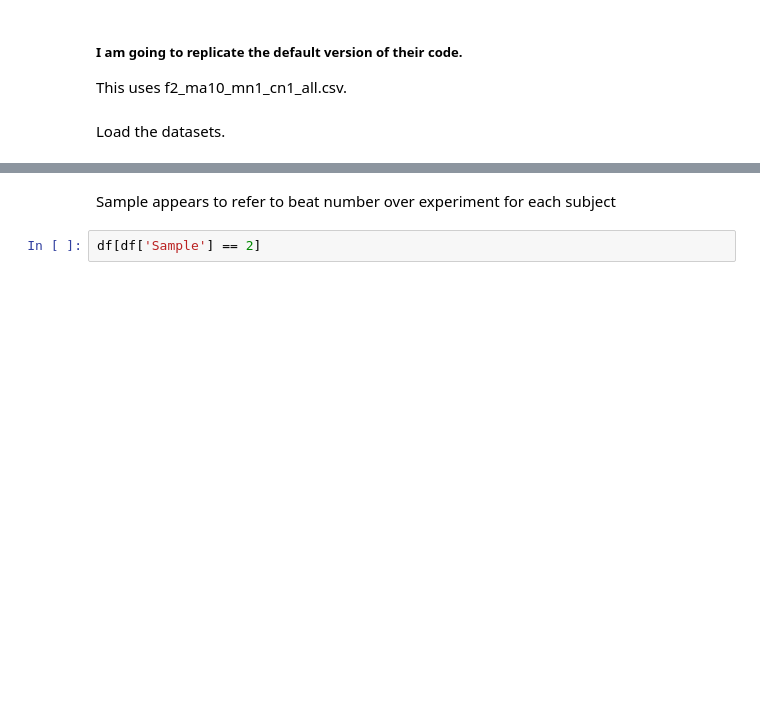
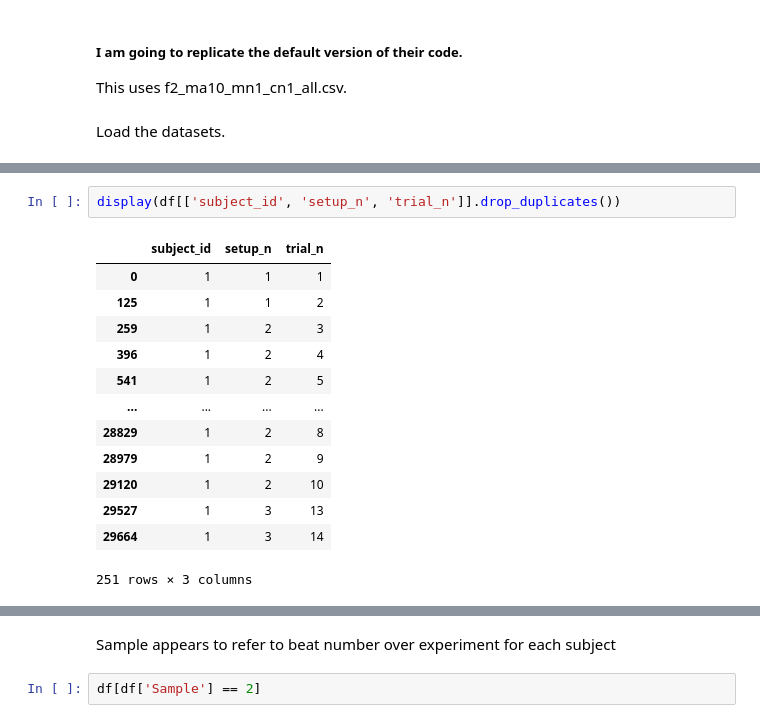
Before and after one commit to Spuced/https-gitlab.compuca4015_predicting_blood_pressure_based_on_bioimpedence, a Jupyter notebook: code/Study_Replication.ipynb, the cells around one changed output, grey strips where cells are left out. Drawn from its saved outputs; the diff is of its cells as text; blank space fills up the shorter version.

```diff
--- a/code/Study_Replication.ipynb
+++ b/code/Study_Replication.ipynb
@@ -36,0 +79,16 @@ array([   1,    2,    3, ..., 5828, 5829, 5830])
+# %%
+display(df[['subject_id', 'setup_n', 'trial_n']].drop_duplicates())
+# %% [output]
+|  | subject_id | setup_n | trial_n |
+| 0 | 1 | 1 | 1 |
+| 125 | 1 | 1 | 2 |
+| 259 | 1 | 2 | 3 |
+| 396 | 1 | 2 | 4 |
+| 541 | 1 | 2 | 5 |
+| ... | ... | ... | ... |
+| 28829 | 1 | 2 | 8 |
+| 28979 | 1 | 2 | 9 |
+| 29120 | 1 | 2 | 10 |
+| 29527 | 1 | 3 | 13 |
+| 29664 | 1 | 3 | 14 |
+251 rows × 3 columns
```
Also changed, not shown: parts of 27 cells of this notebook, 3 other files.
